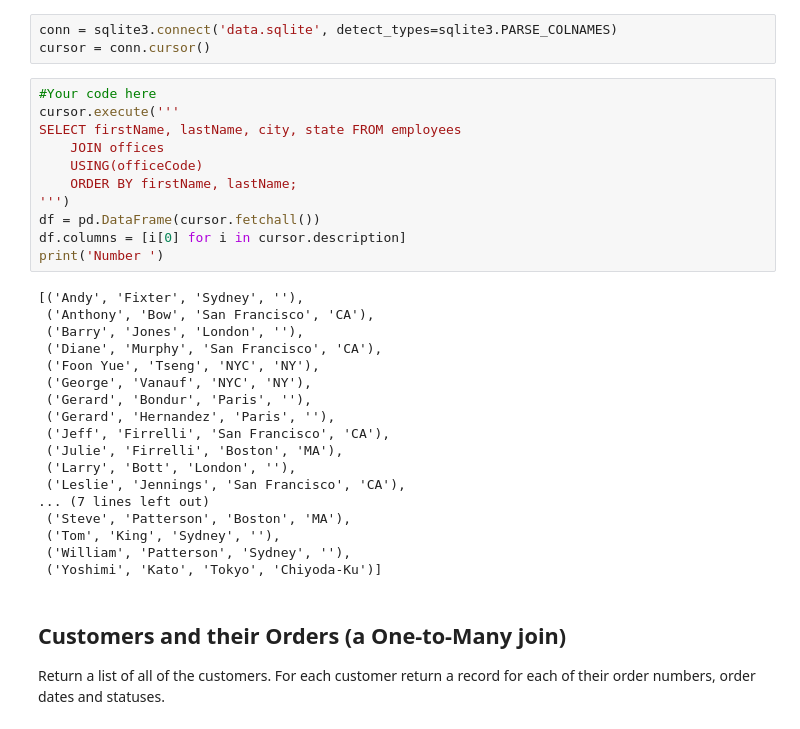
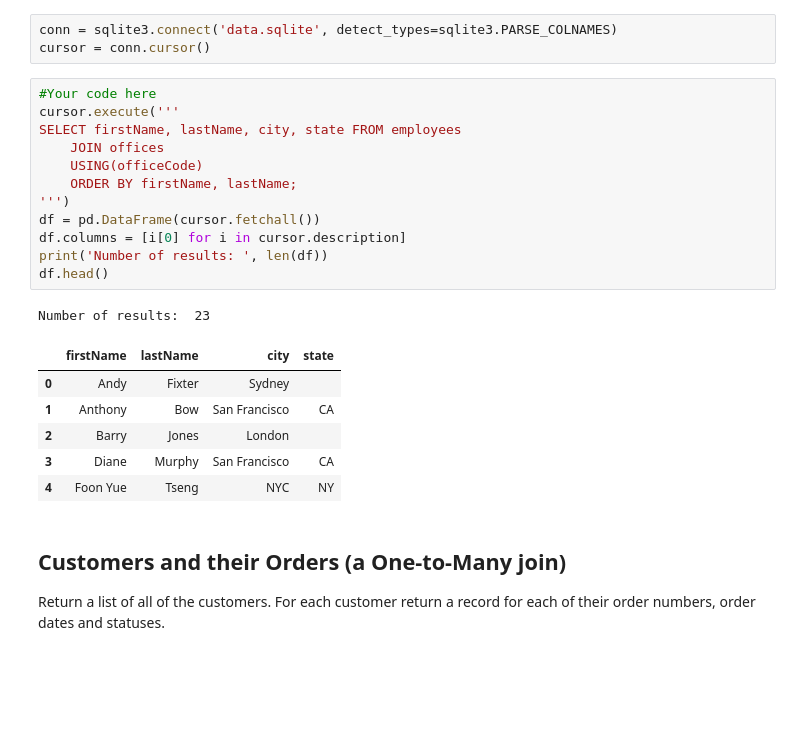
Before and after one commit to Chris-Manna/dsc-1-05-13-one-to-many-and-many-to-many-joins-lab-nyc-career-ds-102218, a Jupyter notebook: index.ipynb, the cells around one changed output. Cells and saved outputs as stored; diff of their text form; blank space fills up the shorter version.

```diff
--- a/index.ipynb
+++ b/index.ipynb
@@ -26,32 +26,23 @@ cursor = conn.cursor()
 # %%
 #Your code here
 cursor.execute('''
 SELECT firstName, lastName, city, state FROM employees
     JOIN offices
     USING(officeCode)
     ORDER BY firstName, lastName;
 ''')
 df = pd.DataFrame(cursor.fetchall())
 df.columns = [i[0] for i in cursor.description]
-print('Number ')
+print('Number of results: ', len(df))
+df.head()
 # %% [output]
-[('Andy', 'Fixter', 'Sydney', ''),
- ('Anthony', 'Bow', 'San Francisco', 'CA'),
- ('Barry', 'Jones', 'London', ''),
- ('Diane', 'Murphy', 'San Francisco', 'CA'),
- ('Foon Yue', 'Tseng', 'NYC', 'NY'),
- ('George', 'Vanauf', 'NYC', 'NY'),
- ('Gerard', 'Bondur', 'Paris', ''),
- ('Gerard', 'Hernandez', 'Paris', ''),
- ('Jeff', 'Firrelli', 'San Francisco', 'CA'),
- ('Julie', 'Firrelli', 'Boston', 'MA'),
- ('Larry', 'Bott', 'London', ''),
- ('Leslie', 'Jennings', 'San Francisco', 'CA'),
-... (7 lines left out)
- ('Steve', 'Patterson', 'Boston', 'MA'),
- ('Tom', 'King', 'Sydney', ''),
- ('William', 'Patterson', 'Sydney', ''),
- ('Yoshimi', 'Kato', 'Tokyo', 'Chiyoda-Ku')]
+Number of results:  23
+|  | firstName | lastName | city | state |
+| 0 | Andy | Fixter | Sydney |  |
+| 1 | Anthony | Bow | San Francisco | CA |
+| 2 | Barry | Jones | London |  |
+| 3 | Diane | Murphy | San Francisco | CA |
+| 4 | Foon Yue | Tseng | NYC | NY |
 # %% [markdown]
 ## Customers and their Orders (a One-to-Many join)
 
```
